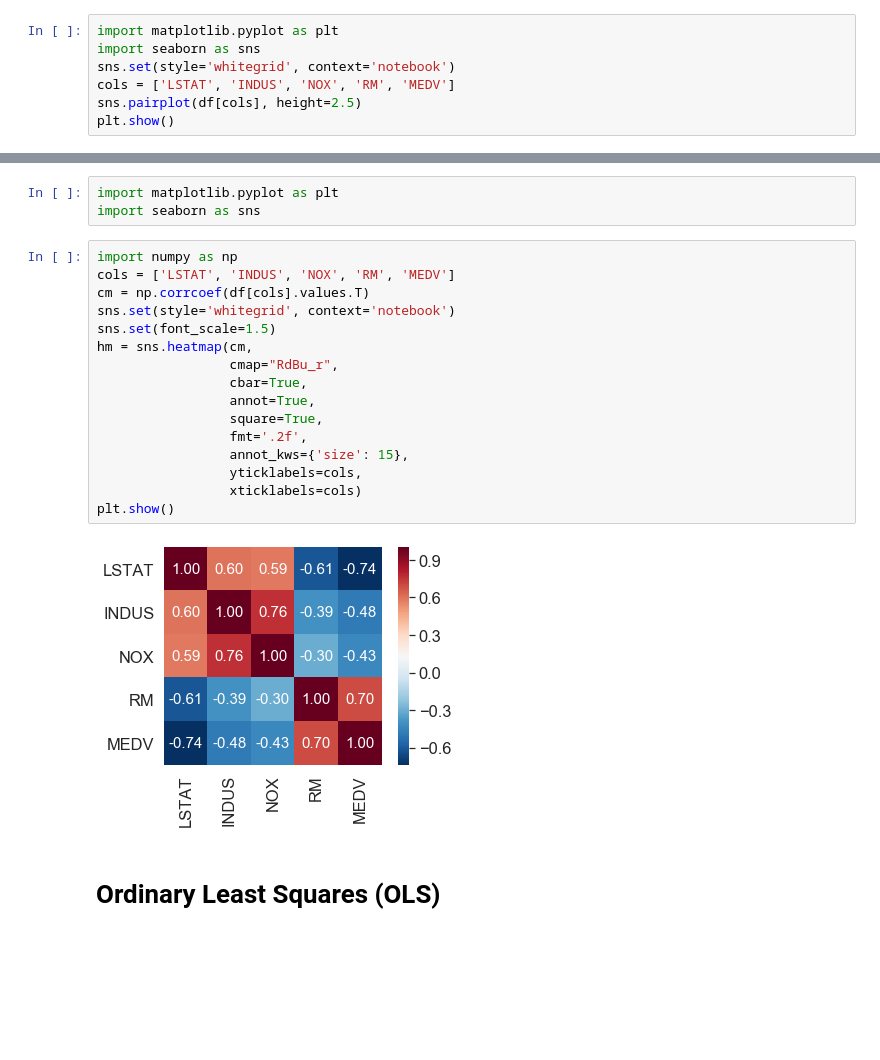
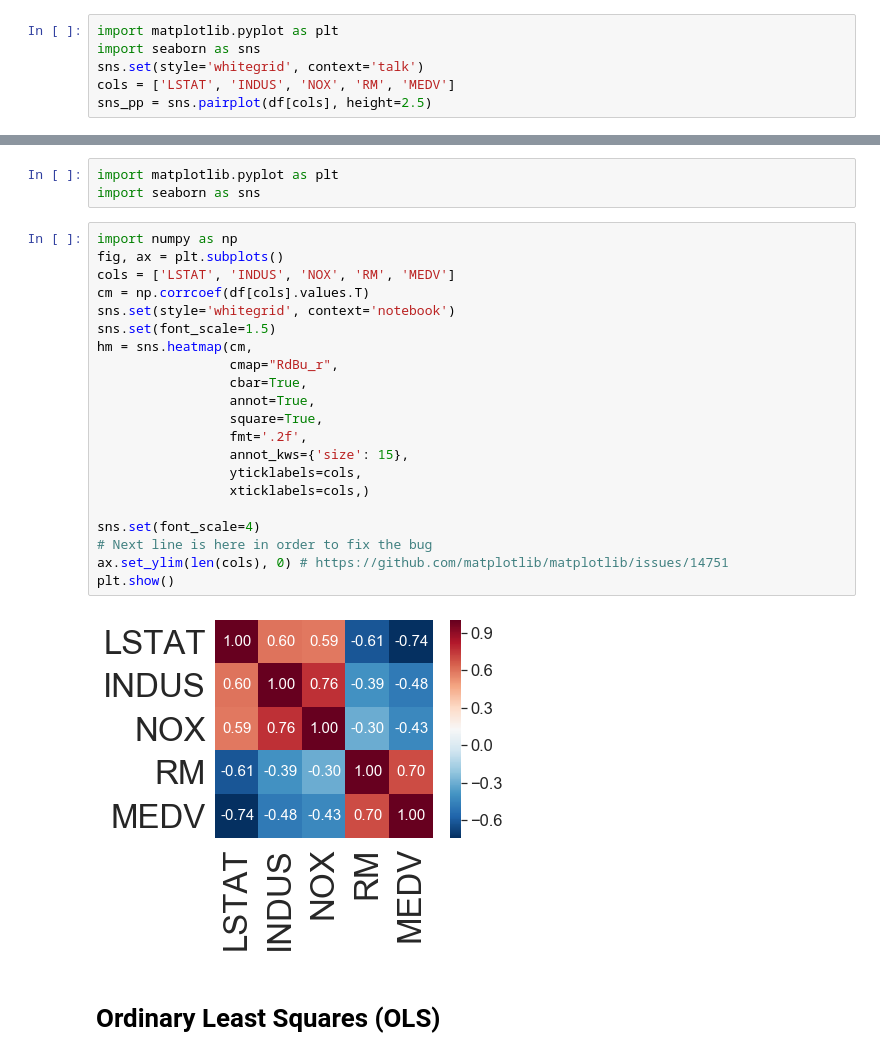
Before and after one commit to BioWar/Python-Machine-Learning, a Jupyter notebook: Predicting Continuous Target Variables with Regression Analysis.ipynb, the cells around one changed output, grey strips where cells are left out. Drawn from its saved outputs; the diff is of its cells as text; blank space fills up the shorter version.

Commit message:
Matplotlib bug fix

```diff
--- a/Predicting Continuous Target Variables with Regression Analysis.ipynb
+++ b/Predicting Continuous Target Variables with Regression Analysis.ipynb
@@ -19,8 +37,7 @@ df.head()
 # %%
 import matplotlib.pyplot as plt
 import seaborn as sns
-sns.set(style='whitegrid', context='notebook')
+sns.set(style='whitegrid', context='talk')
 cols = ['LSTAT', 'INDUS', 'NOX', 'RM', 'MEDV']
-sns.pairplot(df[cols], height=2.5)
-plt.show()
+sns_pp = sns.pairplot(df[cols], height=2.5)
 # %% [output]
@@ -30,22 +47,27 @@ import matplotlib.pyplot as plt
 import seaborn as sns
 # %%
 import numpy as np
+fig, ax = plt.subplots()
 cols = ['LSTAT', 'INDUS', 'NOX', 'RM', 'MEDV']
 cm = np.corrcoef(df[cols].values.T)
 sns.set(style='whitegrid', context='notebook')
 sns.set(font_scale=1.5)
 hm = sns.heatmap(cm,
                  cmap="RdBu_r",
                  cbar=True,
                  annot=True,
                  square=True,
                  fmt='.2f',
                  annot_kws={'size': 15},
                  yticklabels=cols,
-                 xticklabels=cols)
+                 xticklabels=cols,)
+
+sns.set(font_scale=4)
+# Next line is here in order to fix the bug
+ax.set_ylim(len(cols), 0) # https://github.com/matplotlib/matplotlib/issues/14751
 plt.show()
 # %% [output]
-[figure, old version]
+[figure, new version]
 # %% [markdown]
 # Ordinary Least Squares (OLS)
 # %% [markdown]
```
Also changed, not shown: parts of 13 cells of this notebook.
